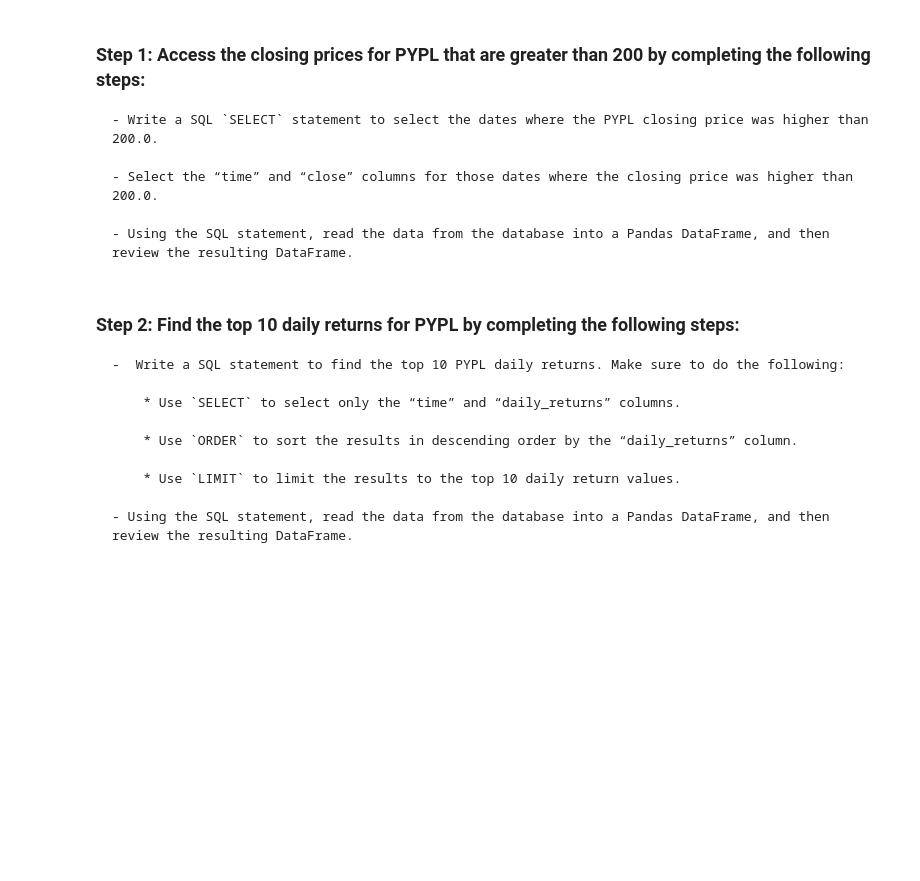
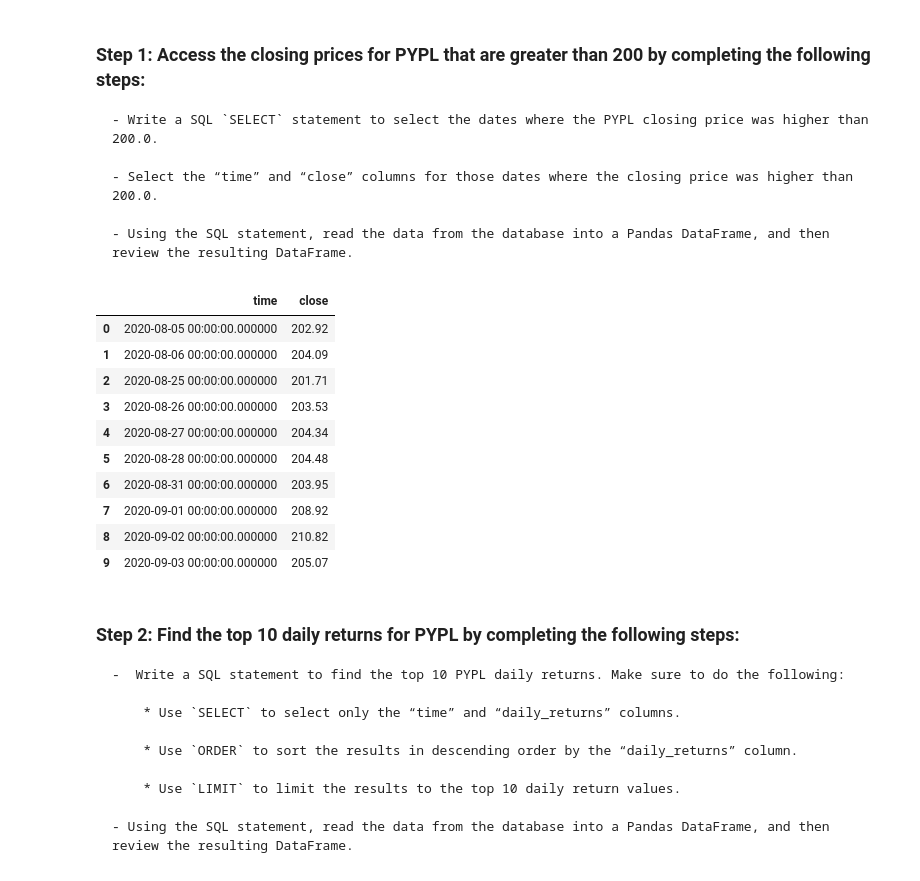
Before and after one commit to vishkast203/Challenge-Assignment-7, a Jupyter notebook: Starter_Code/etf_analyzer.ipynb, the cells around one changed output. Cells and saved outputs as stored; diff of their text form; code cells hidden in the pictures; blank space fills up the shorter version.

```diff
--- a/Starter_Code/etf_analyzer.ipynb
+++ b/Starter_Code/etf_analyzer.ipynb
@@ -228,13 +228,30 @@ Complete the following steps:
 # %%
 # Write a SQL SELECT statement to select the time and close columns
 # where the PYPL closing price was higher than 200.0.
-query = # YOUR CODE HERE
+query = """
+SELECT time, close FROM pypl
+WHERE CLOSE > 200
+LIMIT 10
+
+"""
 
 # Using the query, read the data from the database into a Pandas DataFrame
-pypl_higher_than_200 = # YOUR CODE HERE
+pypl_higher_than_200 = pd.read_sql_query(query, con=engine)
 
 # Review the resulting DataFrame
-# YOUR CODE HERE
+pypl_higher_than_200
+# %% [output]
+|  | time | close |
+| 0 | 2020-08-05 00:00:00.000000 | 202.92 |
+| 1 | 2020-08-06 00:00:00.000000 | 204.09 |
+| 2 | 2020-08-25 00:00:00.000000 | 201.71 |
+| 3 | 2020-08-26 00:00:00.000000 | 203.53 |
+| 4 | 2020-08-27 00:00:00.000000 | 204.34 |
+| 5 | 2020-08-28 00:00:00.000000 | 204.48 |
+| 6 | 2020-08-31 00:00:00.000000 | 203.95 |
+| 7 | 2020-09-01 00:00:00.000000 | 208.92 |
+| 8 | 2020-09-02 00:00:00.000000 | 210.82 |
+| 9 | 2020-09-03 00:00:00.000000 | 205.07 |
 # %% [markdown]
 ### Step 2: Find the top 10 daily returns for PYPL by completing the following steps:
 
```
